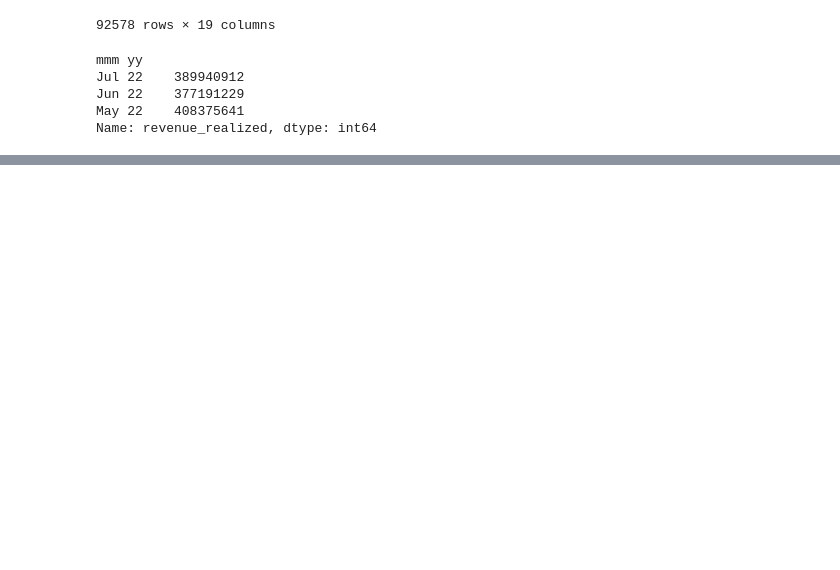
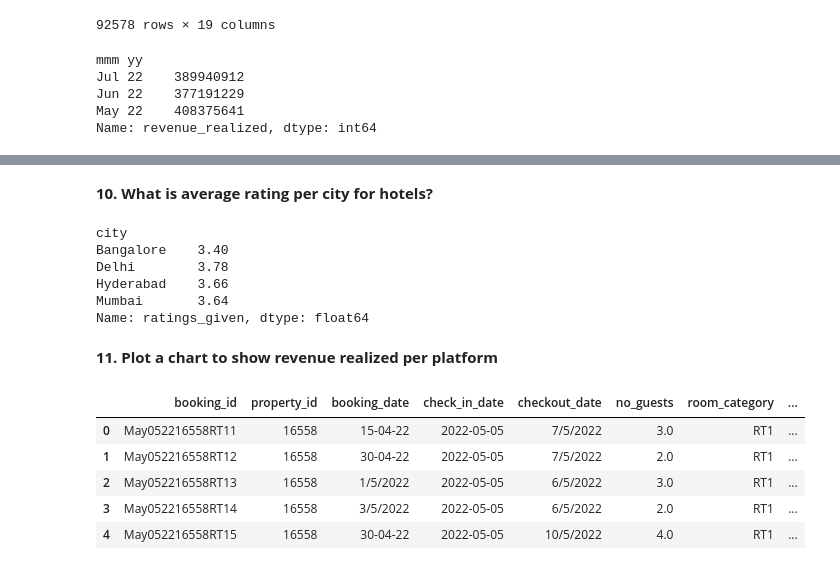
Before and after one commit to PratikNichite/hospitality_analysis, a Jupyter notebook: hospitality_analysis.ipynb, the cells around one changed output, grey strips where cells are left out. Saved outputs shown, nothing was run; the diff lists cells and outputs as text; code cells hidden in the pictures; blank space fills up the shorter version.

```diff
--- a/hotel_analysis.ipynb
+++ b/hospitality_analysis.ipynb
@@ -871,0 +905,22 @@ Name: revenue_realized, dtype: int64
+# %% [markdown]
+**10. What is average rating per city for hotels?**
+# %%
+df_bookings_all.groupby("city")["ratings_given"].mean().round(2)
+# %% [output]
+city
+Bangalore    3.40
+Delhi        3.78
+Hyderabad    3.66
+Mumbai       3.64
+Name: ratings_given, dtype: float64
+# %% [markdown]
+**11. Plot a chart to show revenue realized per platform**
+# %%
+df_bookings_all.head()
+# %% [output]
+|  | booking_id | property_id | booking_date | check_in_date | checkout_date | no_guests | room_category | ... |
+| 0 | May052216558RT11 | 16558 | 15-04-22 | 2022-05-05 | 7/5/2022 | 3.0 | RT1 | ... |
+| 1 | May052216558RT12 | 16558 | 30-04-22 | 2022-05-05 | 7/5/2022 | 2.0 | RT1 | ... |
+| 2 | May052216558RT13 | 16558 | 1/5/2022 | 2022-05-05 | 6/5/2022 | 3.0 | RT1 | ... |
+| 3 | May052216558RT14 | 16558 | 3/5/2022 | 2022-05-05 | 6/5/2022 | 2.0 | RT1 | ... |
+| 4 | May052216558RT15 | 16558 | 30-04-22 | 2022-05-05 | 10/5/2022 | 4.0 | RT1 | ... |
```
Also changed, not shown: parts of 6 cells of this notebook.
